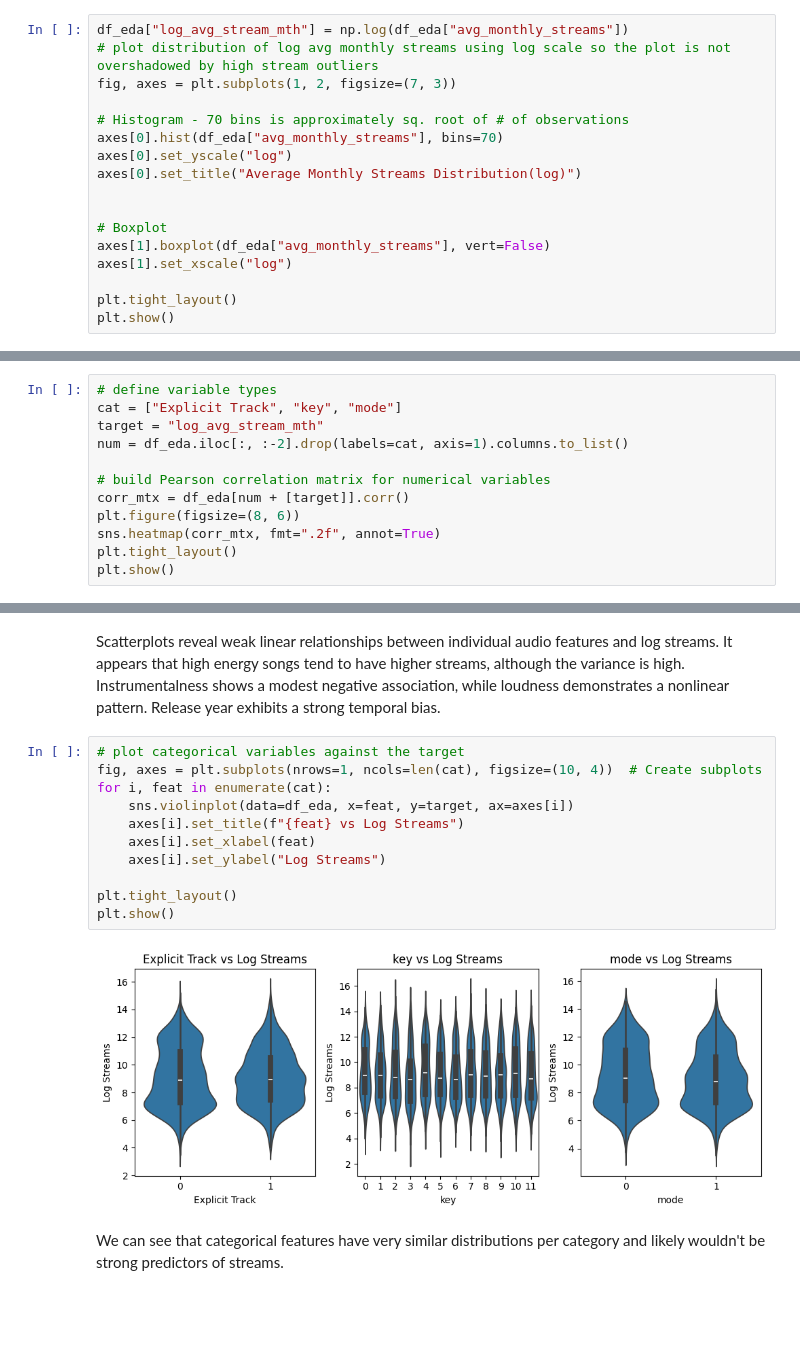
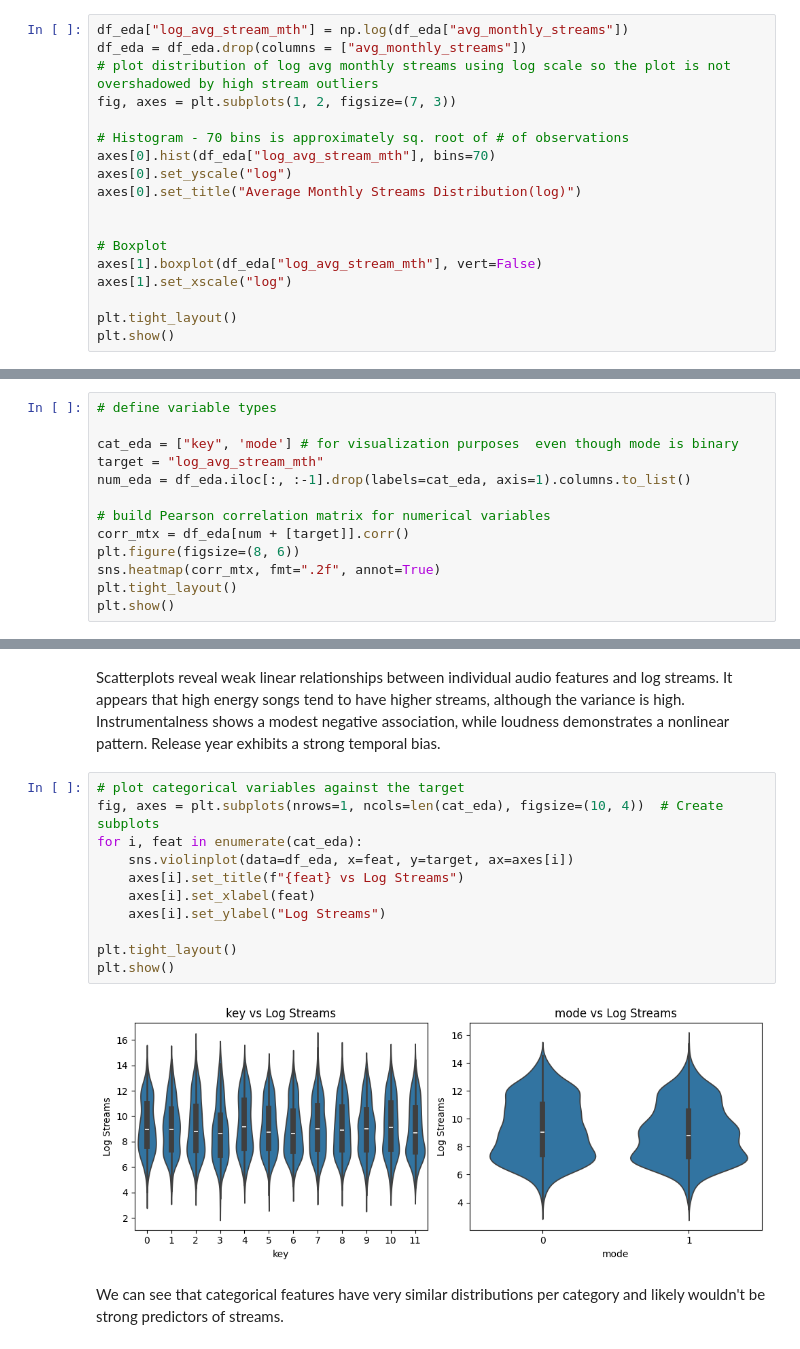
Before and after one commit to Juliana-Yakimchuk/Spotify_Popularity_Predictor, a Jupyter notebook: notebooks/00_exploration.ipynb, the cells around one changed output, grey strips where cells are left out. Drawn from its saved outputs; the diff is of its cells as text; blank space fills up the shorter version.

```diff
--- a/notebooks/00_exploration.ipynb
+++ b/notebooks/00_exploration.ipynb
@@ -895,16 +966,17 @@ We should create a column of avg_log_streams_month for EDA and potentially model
 # %%
 df_eda["log_avg_stream_mth"] = np.log(df_eda["avg_monthly_streams"])
+df_eda = df_eda.drop(columns = ["avg_monthly_streams"])
 # plot distribution of log avg monthly streams using log scale so the plot is not overshadowed by high stream outliers
 fig, axes = plt.subplots(1, 2, figsize=(7, 3))
 
 # Histogram - 70 bins is approximately sq. root of # of observations
-axes[0].hist(df_eda["avg_monthly_streams"], bins=70)
+axes[0].hist(df_eda["log_avg_stream_mth"], bins=70)
 axes[0].set_yscale("log")
 axes[0].set_title("Average Monthly Streams Distribution(log)")
 
 
 # Boxplot
-axes[1].boxplot(df_eda["avg_monthly_streams"], vert=False)
+axes[1].boxplot(df_eda["log_avg_stream_mth"], vert=False)
 axes[1].set_xscale("log")
 
 plt.tight_layout()
@@ -949,9 +1019,10 @@ We can see that the majority of features have skewed distributions with certain
 We are seeing a number of features that have low variance, and may have low predictive power.
 # %%
 # define variable types
-cat = ["Explicit Track", "key", "mode"]
+
+cat_eda = ["key", 'mode'] # for visualization purposes  even though mode is binary
 target = "log_avg_stream_mth"
-num = df_eda.iloc[:, :-2].drop(labels=cat, axis=1).columns.to_list()
+num_eda = df_eda.iloc[:, :-1].drop(labels=cat_eda, axis=1).columns.to_list()
 
 # build Pearson correlation matrix for numerical variables
 corr_mtx = df_eda[num + [target]].corr()
@@ -994,17 +1065,17 @@ plt.show()
 Scatterplots reveal weak linear relationships between individual audio features and log streams. It appears that high energy songs tend to have higher streams, although the variance is high. Instrumentalness shows a modest negative association, while loudness demonstrates a nonlinear pattern. Release year exhibits a strong temporal bias.
 # %%
 # plot categorical variables against the target
-fig, axes = plt.subplots(nrows=1, ncols=len(cat), figsize=(10, 4))  # Create subplots
-for i, feat in enumerate(cat):
+fig, axes = plt.subplots(nrows=1, ncols=len(cat_eda), figsize=(10, 4))  # Create subplots
+for i, feat in enumerate(cat_eda):
     sns.violinplot(data=df_eda, x=feat, y=target, ax=axes[i])
     axes[i].set_title(f"{feat} vs Log Streams")
     axes[i].set_xlabel(feat)
     axes[i].set_ylabel("Log Streams")
 
 plt.tight_layout()
 plt.show()
 # %% [output]
-[figure, old version]
+[figure, new version]
 # %% [markdown]
 We can see that categorical features have very similar distributions per category and likely wouldn't be strong predictors of streams.
 # %% [markdown]
```
Also changed, not shown: parts of 51 cells of this notebook, 3 other files.
